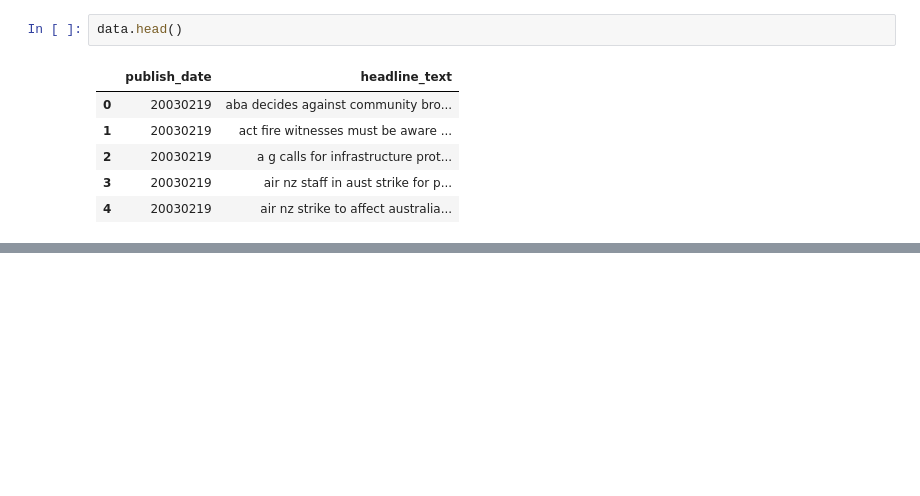
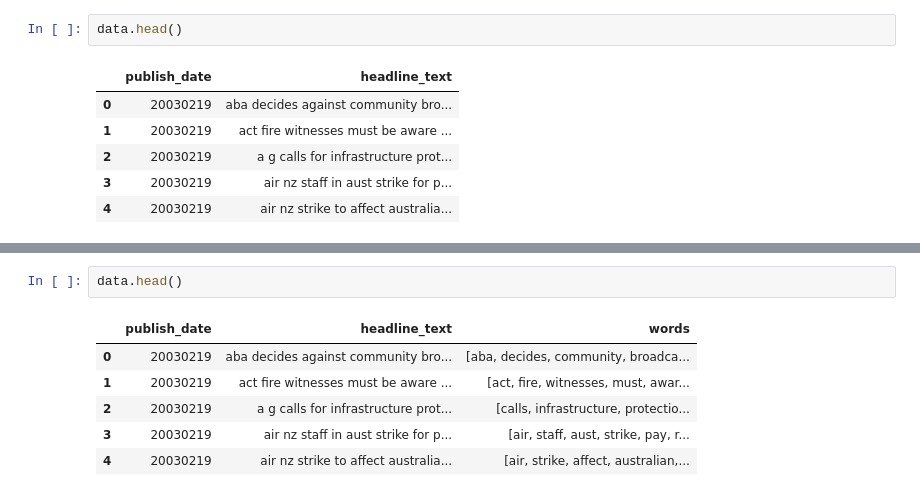
Before and after one commit to gym0569/awesome-ai, a Jupyter notebook: topic-modelling-on-news-headlines/topic-modelling-with-lda.ipynb, the cells around one changed output, grey strips where cells are left out. Cells and saved outputs as stored; diff of their text form; blank space fills up the shorter version.

```diff
--- a/topic-modelling-on-news-headlines/topic-modelling-with-lda.ipynb
+++ b/topic-modelling-on-news-headlines/topic-modelling-with-lda.ipynb
@@ -21,0 +41,9 @@ data.head()
+# %%
+data.head()
+# %% [output]
+|  | publish_date | headline_text | words |
+| 0 | 20030219 | aba decides against community bro... | [aba, decides, community, broadca... |
+| 1 | 20030219 | act fire witnesses must be aware ... | [act, fire, witnesses, must, awar... |
+| 2 | 20030219 | a g calls for infrastructure prot... | [calls, infrastructure, protectio... |
+| 3 | 20030219 | air nz staff in aust strike for p... | [air, staff, aust, strike, pay, r... |
+| 4 | 20030219 | air nz strike to affect australia... | [air, strike, affect, australian,... |
```
Also changed, not shown: parts of 17 cells of this notebook.
